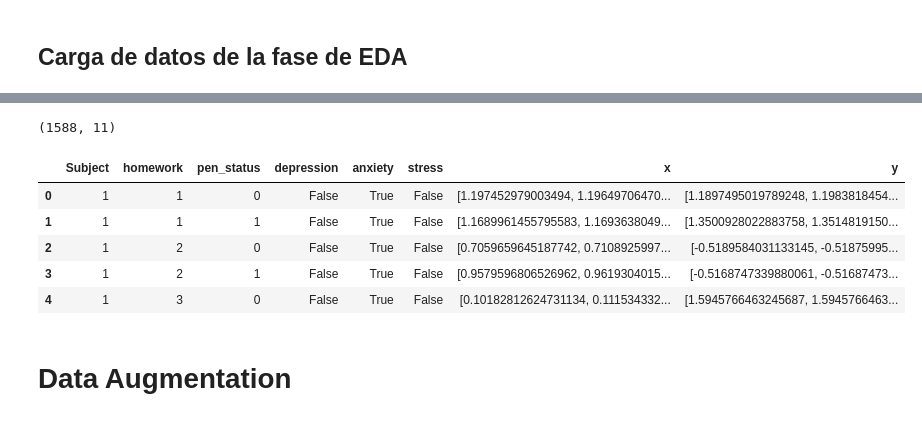
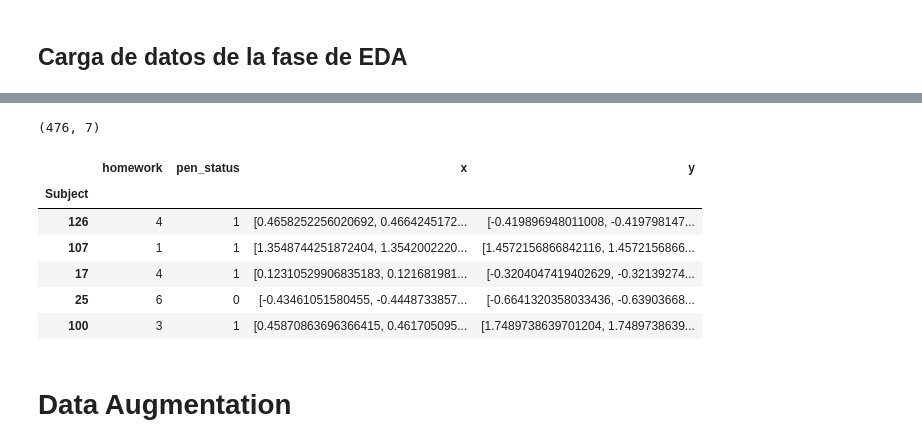
Before and after one commit to PosgradoMNA/Proyecto_Integrador_Equipo_11, a Jupyter notebook: notebooks/FeatureEngineering.ipynb, the cells around one changed output, grey strips where cells are left out. Saved outputs shown, nothing was run; the diff lists cells and outputs as text; code cells hidden in the pictures.

```diff
--- a/notebooks/FeatureEngineering.ipynb
+++ b/notebooks/FeatureEngineering.ipynb
@@ -42,2 +52,2 @@ def cargar_datos():
 # %%
-df = cargar_datos()
+X_train, y_train, X_val, y_val, X_test, y_test = cargar_datos()
@@ -47,6 +54,6 @@ raw_data = pd.read_parquet(file_path)
 # %%
-x_mean = raw_data['x'].mean()
-x_std = raw_data['x'].std()
-y_mean = raw_data['y'].mean()
-y_std = raw_data['y'].std()
+x_mean = X_train['x'].explode().mean()
+x_std = X_train['x'].explode().std()
+y_mean = X_train['y'].explode().mean()
+y_std = X_train['y'].explode().std()
 # %%
@@ -58,21 +65,22 @@ df.head(1)
 # %%
-df.shape
+X_train.shape
 # %% [output]
-(1588, 11)
+(476, 7)
 # %%
-normalized_x = (df['x'] - x_mean) / x_std
-normalized_y = (df['y'] - y_mean) / y_std
+normalized_x = (X_train['x'] - x_mean) / x_std
+normalized_y = (X_train['y'] - y_mean) / y_std
 # %%
-normalized_df = pd.concat([df[['homework','pen_status', 'depression', 'anxiety', 'stress']], normalized_x, normalized_y, ], axis=1).reset_index()
+normalized_train_df = pd.concat([X_train[['homework','pen_status']], normalized_x, normalized_y], axis=1)
 # %%
-normalized_df.head()
+normalized_train_df.head()
 # %% [output]
-|  | Subject | homework | pen_status | depression | anxiety | stress | x | y |
-| 0 | 1 | 1 | 0 | False | True | False | [1.197452979003494, 1.19649706470... | [1.1897495019789248, 1.1983818454... |
-| 1 | 1 | 1 | 1 | False | True | False | [1.1689961455795583, 1.1693638049... | [1.3500928022883758, 1.3514819150... |
-| 2 | 1 | 2 | 0 | False | True | False | [0.7059659645187742, 0.7108925997... | [-0.5189584031133145, -0.51875995... |
-| 3 | 1 | 2 | 1 | False | True | False | [0.9579596806526962, 0.9619304015... | [-0.5168747339880061, -0.51687473... |
-| 4 | 1 | 3 | 0 | False | True | False | [0.10182812624731134, 0.111534332... | [1.5945766463245687, 1.5945766463... |
+|  | homework | pen_status | x | y |
+| Subject |  |  |  |  |
+| 126 | 4 | 1 | [0.4658252256020692, 0.4664245172... | [-0.419896948011008, -0.419798147... |
+| 107 | 1 | 1 | [1.3548744251872404, 1.3542002220... | [1.4572156866842116, 1.4572156866... |
+| 17 | 4 | 1 | [0.12310529906835183, 0.121681981... | [-0.3204047419402629, -0.32139274... |
+| 25 | 6 | 0 | [-0.43461051580455, -0.4448733857... | [-0.6641320358033436, -0.63903668... |
+| 100 | 3 | 1 | [0.45870863696366415, 0.461705095... | [1.7489738639701204, 1.7489738639... |
 # %% [markdown]
 # Data Augmentation
 # %%
```
Also changed, not shown: parts of 14 cells of this notebook.
